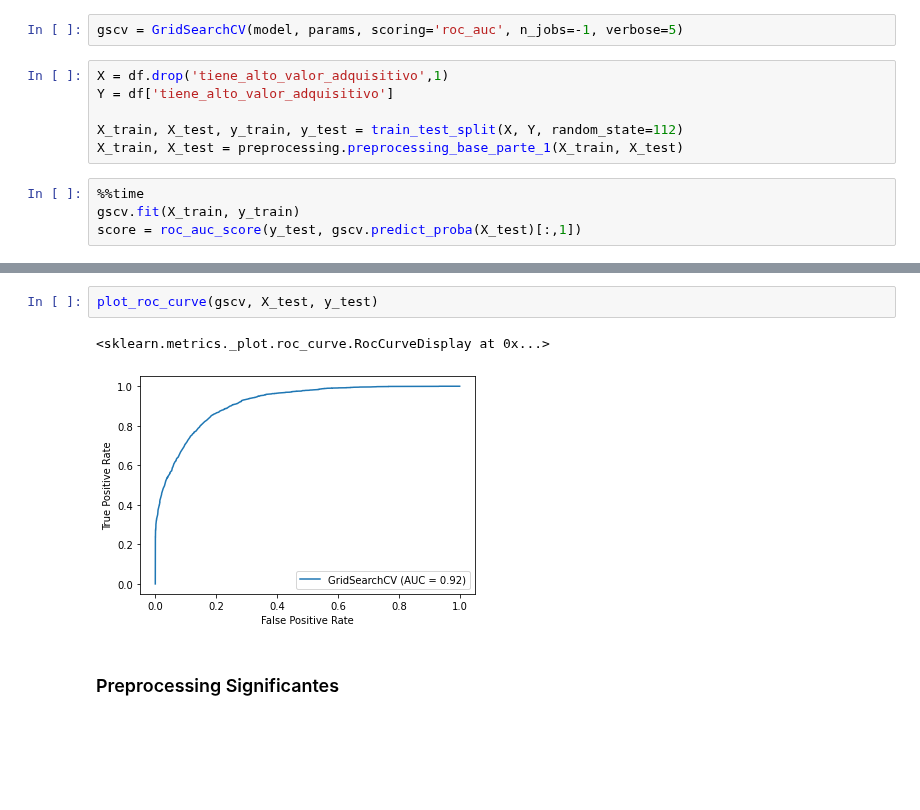
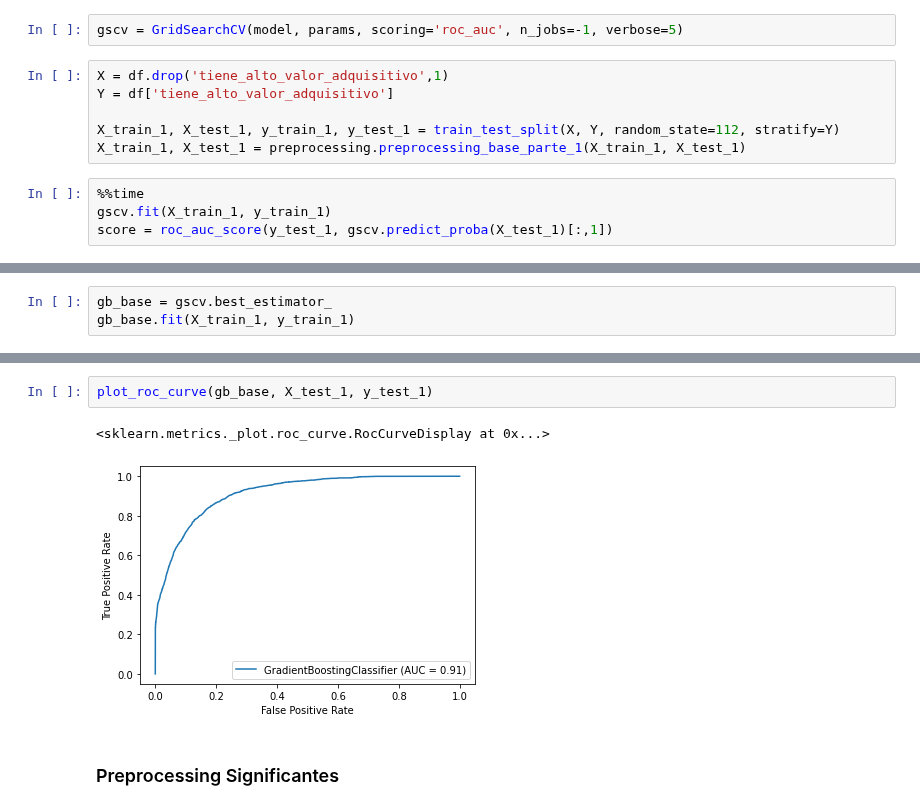
Before and after one commit to ncontinanza/tp-datos-1c2021-de-angelis-riva-continanza, a Jupyter notebook: Parte2/GradientBoosting.ipynb, the cells around one changed output, grey strips where cells are left out. Drawn from its saved outputs; the diff is of its cells as text; blank space fills up the shorter version.

```diff
--- a/Parte2/GradientBoosting.ipynb
+++ b/Parte2/GradientBoosting.ipynb
@@ -31,11 +31,11 @@ gscv = GridSearchCV(model, params, scoring='roc_auc', n_jobs=-1, verbose=5)
 X = df.drop('tiene_alto_valor_adquisitivo',1)
 Y = df['tiene_alto_valor_adquisitivo']
 
-X_train, X_test, y_train, y_test = train_test_split(X, Y, random_state=112)
-X_train, X_test = preprocessing.preprocessing_base_parte_1(X_train, X_test)
+X_train_1, X_test_1, y_train_1, y_test_1 = train_test_split(X, Y, random_state=112, stratify=Y)
+X_train_1, X_test_1 = preprocessing.preprocessing_base_parte_1(X_train_1, X_test_1)
 # %%
 %%time
-gscv.fit(X_train, y_train)
-score = roc_auc_score(y_test, gscv.predict_proba(X_test)[:,1])
+gscv.fit(X_train_1, y_train_1)
+score = roc_auc_score(y_test_1, gscv.predict_proba(X_test_1)[:,1])
 # %% [output]
 Fitting 5 folds for each of 196 candidates, totalling 980 fits
@@ -64,0 +60,3 @@ GradientBoostingClassifier(learning_rate=0.5, max_features='log2')
+# %%
+gb_base = gscv.best_estimator_
+gb_base.fit(X_train_1, y_train_1)
@@ -84,11 +84,11 @@ plot_confusion_matrix(gscv, X_test, y_test, cmap=plt.cm.Blues, display_labels=['
 plt.show()
 # %% [output]
 [figure]
-# %%
-plot_roc_curve(gscv, X_test, y_test)
-# %% [output]
-<sklearn.metrics._plot.roc_curve.RocCurveDisplay at 0x...>
-[figure, removed]
+# %%
+plot_roc_curve(gb_base, X_test_1, y_test_1)
+# %% [output]
+<sklearn.metrics._plot.roc_curve.RocCurveDisplay at 0x...>
+[figure, added]
 # %% [markdown]
 ### Preprocessing Significantes
 # %%
```
Also changed, not shown: parts of 19 cells of this notebook.
